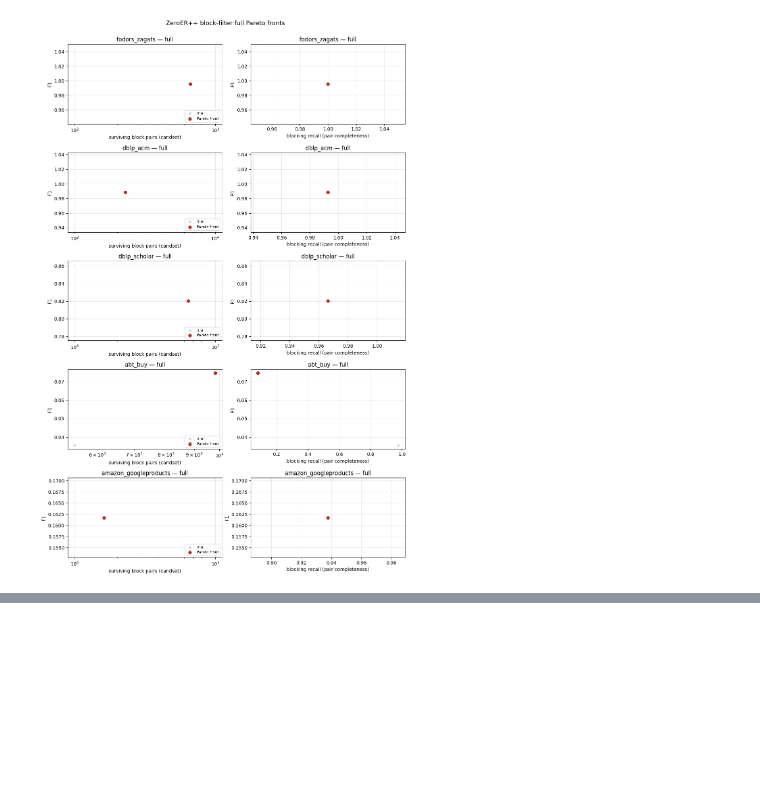
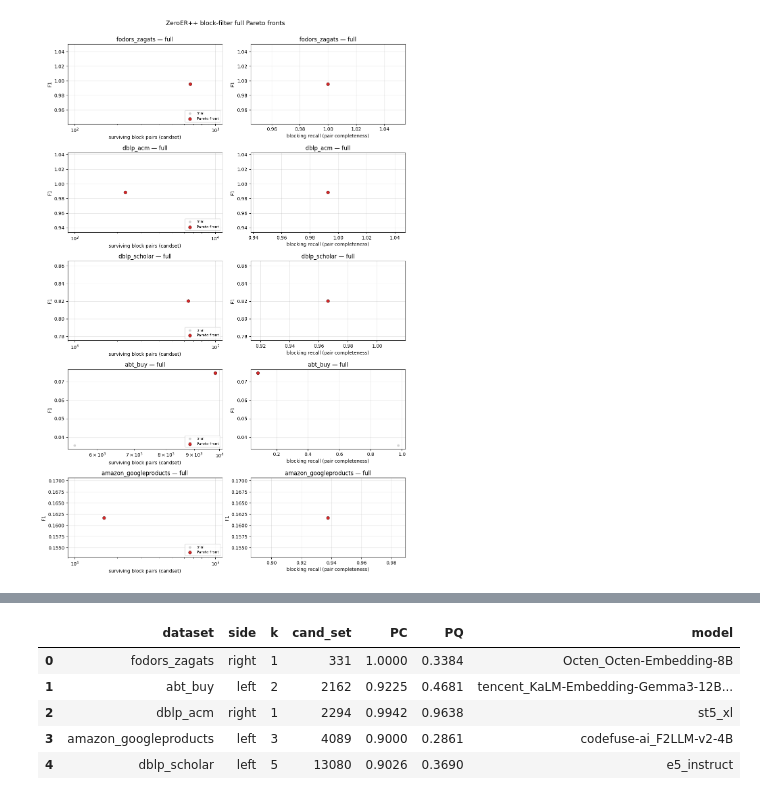
Before and after one commit to mdarm/pyJedAI, a Jupyter notebook: ZeroER/hyperparameter-tuning.ipynb, the cells around one changed output, grey strips where cells are left out. Drawn from its saved outputs; the diff is of its cells as text; code cells hidden in the pictures; blank space fills up the shorter version.

```diff
--- a/ZeroER/hyperparameter-tuning.ipynb
+++ b/ZeroER/hyperparameter-tuning.ipynb
@@ -306,0 +614,87 @@ summary = blocking_report()          # per-dataset tables, leaderboard, trade-of
+# %%
+import os
+import sqlite3
+
+import pandas as pd
+
+from tuning import OUTPUT_DIR
+
+DB = os.path.join(OUTPUT_DIR, "optuna.db")
+
+
+def sql(query, db=DB):
+    """Run a query read-only — `mode=ro` makes an accidental write impossible."""
+    with sqlite3.connect(f"file:{db}?mode=ro", uri=True) as con:
+        return pd.read_sql_query(query, con)
+
+
+# --- study inventory: the SQL equivalent of list_studies() ------------------
+display(sql("""
+    SELECT s.study_name,
+           GROUP_CONCAT(DISTINCT d.direction) AS directions,
+           -- joining study_directions fans each trial out once per objective, so
+           -- SUM(state='COMPLETE') double-counts on multi-objective studies;
+           -- COUNT(DISTINCT trial_id) is the fan-out-proof form
+           COUNT(DISTINCT t.trial_id)         AS trials,
+           COUNT(DISTINCT CASE WHEN t.state = 'COMPLETE'
+                               THEN t.trial_id END) AS completed,
+           DATE(MIN(t.datetime_start))        AS first_run
+    FROM studies s
+    LEFT JOIN study_directions d ON d.study_id = s.study_id
+    LEFT JOIN trials           t ON t.study_id = s.study_id
+    GROUP BY s.study_name
+    ORDER BY first_run, s.study_name
+"""))
+
+display(sql("""
+WITH param AS (                    -- categorical params are stored as the *index*
+    SELECT trial_id, param_name,   -- of the choice, so resolve through the schema
+           CASE json_extract(distribution_json, '$.name')
+                WHEN 'CategoricalDistribution'
+                THEN json_extract(distribution_json,
+                       '$.attributes.choices[' || CAST(param_value AS INT) || ']')
+                ELSE CAST(param_value AS INT)
+           END AS value
+    FROM trial_params
+),
+trial AS (                         -- exact suffix, not LIKE: '_' is a LIKE
+    SELECT REPLACE(s.study_name, '_blocking', '') AS dataset,   -- wildcard, and
+           t.trial_id, t.number                                 -- '%_blocking'
+    FROM trials t                                               -- would also
+    JOIN studies s USING (study_id)                             -- match junk
+    WHERE t.state = 'COMPLETE'
+      AND SUBSTR(s.study_name, -9) = '_blocking'
+),
+cell AS (
+    SELECT tr.dataset,
+           MAX(CASE WHEN p.param_name = 'embedding_model' THEN p.value END) AS model,
+           MAX(CASE WHEN p.param_name = 'queried_side'    THEN p.value END) AS side,
+           MAX(CASE WHEN p.param_name = 'top_k'           THEN p.value END) AS k,
+           -- user attrs are JSON text: cast, or ORDER BY sorts '100006' < '2162'
+           CAST(MAX(CASE WHEN a.key = 'tp'           THEN a.value_json END) AS INTEGER) AS tp,
+           CAST(MAX(CASE WHEN a.key = 'candset_size' THEN a.value_json END) AS INTEGER) AS c,
+           CAST(MAX(CASE WHEN a.key = 'n_gold'       THEN a.value_json END) AS INTEGER) AS n_gold
+    FROM trial tr
+    JOIN param p                 ON p.trial_id = tr.trial_id
+    JOIN trial_user_attributes a ON a.trial_id = tr.trial_id
+    GROUP BY tr.dataset, tr.number
+),
+kpi AS (
+    SELECT dataset, model, side, k, c,
+           1.0 * tp / n_gold AS pc,
+           1.0 * tp / c      AS pq
+    FROM cell
+),
+ranked AS (                        -- cheapest candidate set reaching the target;
+    SELECT *,                      -- integer-k ties broken on PQ, as in reporting.py
+           ROW_NUMBER() OVER (PARTITION BY dataset ORDER BY c ASC, pq DESC) AS rn
+    FROM kpi
+    WHERE pc >= 0.90
+)
+SELECT dataset, side, k, c AS cand_set,
+       ROUND(pc, 4) AS PC, ROUND(pq, 4) AS PQ, model
+FROM ranked
+WHERE rn = 1
+ORDER BY cand_set
+"""))
+# %% [output]
@@ -306,0 +717,6 @@ summary = blocking_report()          # per-dataset tables, leaderboard, trade-of
+|  | dataset | side | k | cand_set | PC | PQ | model |
+| 0 | fodors_zagats | right | 1 | 331 | 1.0000 | 0.3384 | Octen_Octen-Embedding-8B |
+| 1 | abt_buy | left | 2 | 2162 | 0.9225 | 0.4681 | tencent_KaLM-Embedding-Gemma3-12B... |
+| 2 | dblp_acm | right | 1 | 2294 | 0.9942 | 0.9638 | st5_xl |
+| 3 | amazon_googleproducts | left | 3 | 4089 | 0.9000 | 0.2861 | codefuse-ai_F2LLM-v2-4B |
+| 4 | dblp_scholar | left | 5 | 13080 | 0.9026 | 0.3690 | e5_instruct |
```
Also changed, not shown: parts of 16 cells of this notebook, 2 other files.
